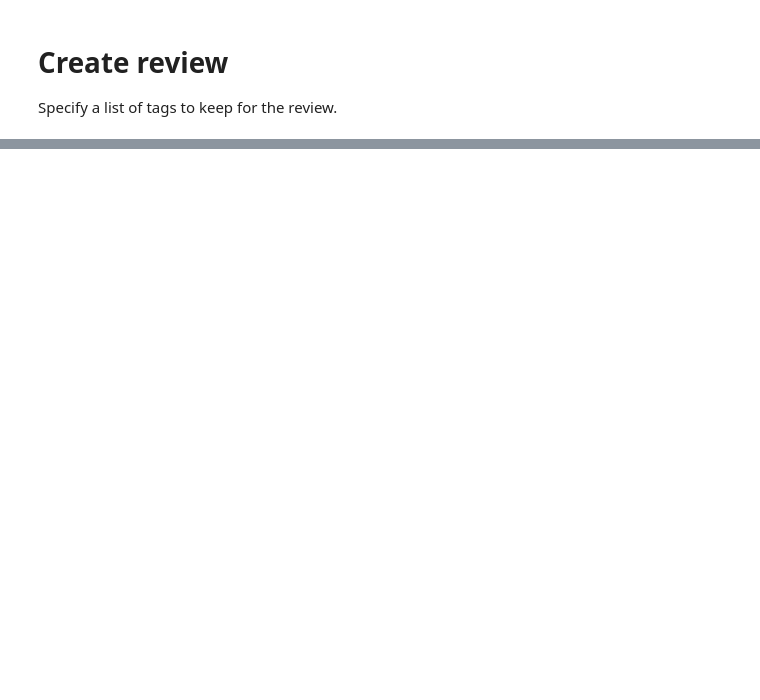
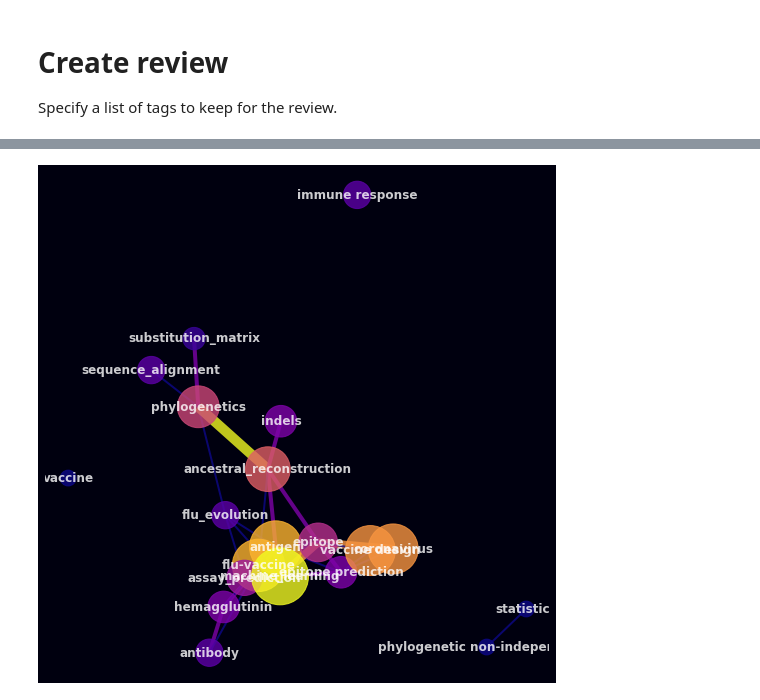
Before and after one commit to DAWells/LitMD, a Jupyter notebook: tag_herder.ipynb, the cells around one changed output, grey strips where cells are left out. Saved outputs shown, nothing was run; the diff lists cells and outputs as text; code cells hidden in the pictures; blank space fills up the shorter version.

```diff
--- a/tag_herder.ipynb
+++ b/tag_herder.ipynb
@@ -100,0 +161,24 @@ for paper in papers:
+# %%
+#Change plot size
+plt.rcParams["figure.figsize"] = (7,7)
+
+#Create a graph of the tag_pairs
+netplot = nx.from_pandas_edgelist(tag_edges, "tag1", "tag2", ['links','links_weight'])
+#Add nodes which have no connections
+netplot.add_nodes_from(tag_nodes.index)
+#Update nodes dataframe to match the graph order so we can use the counts
+tag_nodes = tag_nodes.reindex(netplot.nodes())
+
+fig = plt.figure()
+nx.draw(netplot,
+    #labels
+    with_labels=True, font_size=12, font_color="white", font_weight="bold",
+    #edges
+    edge_color=tag_edges.links, width=tag_edges.links*2, edge_cmap=plt.cm.plasma,
+    #nodes
+    node_size=tag_nodes*1000, node_shape=".", alpha=0.8, node_color=tag_nodes, cmap=plt.cm.plasma,
+    #layout
+    pos=nx.spring_layout(netplot, iterations=1000, scale=50, k=10, weight='links_weight'))
+fig.set_facecolor("#00000f")
+# %% [output]
+[figure, added]
```
Also changed, not shown: parts of 10 cells of this notebook.
